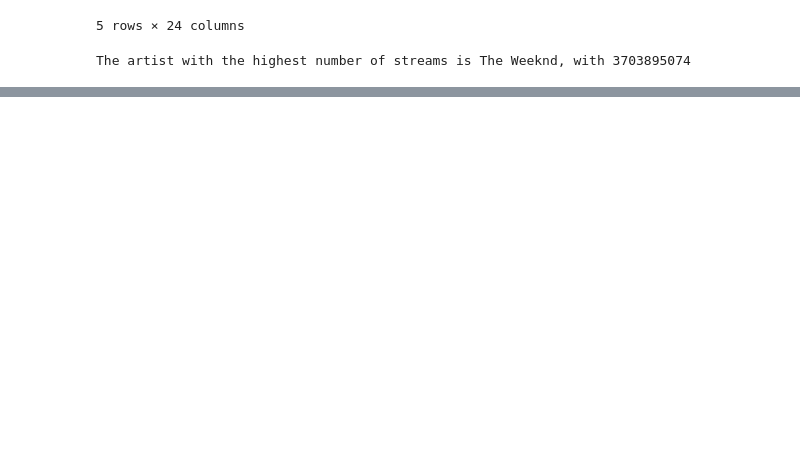
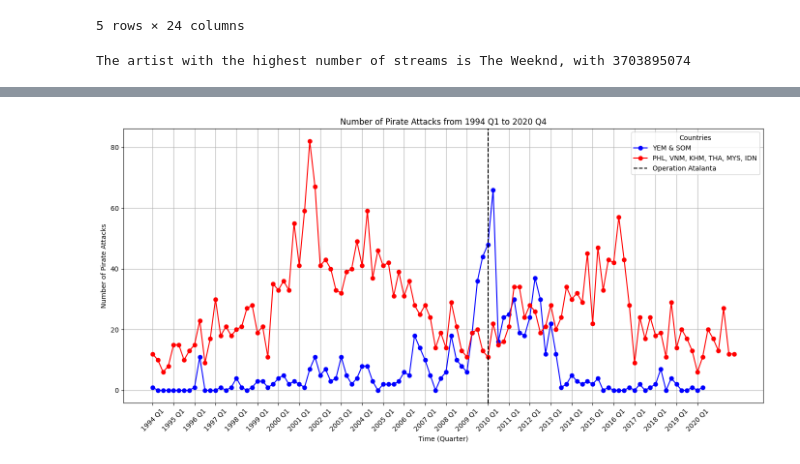
Before and after one commit to yuhengding1206/QM2-2024, a Jupyter notebook: W1_Python_Recap Copy.ipynb, the cells around one changed output, grey strips where cells are left out. Saved outputs shown, nothing was run; the diff lists cells and outputs as text; code cells hidden in the pictures; blank space fills up the shorter version.

```diff
--- a/W1_Python_Recap Copy.ipynb
+++ b/W1_Python_Recap Copy.ipynb
@@ -305,0 +659,64 @@ The artist with the highest number of streams is The Weeknd, with 3703895074
+# %%
+import pandas as pd
+import requests
+from io import StringIO
+import matplotlib.pyplot as plt
+
+# GitHub URL
+url = 'https://github.com/newzealandpaul/Maritime-Pirate-Attacks/raw/main/data/csv/pirate_attacks.csv'
+
+# 使用 requests 获取 CSV 文件内容
+response = requests.get(url)
+data = StringIO(response.text)
+
+# 读取 CSV 文件
+df = pd.read_csv(data)
+
+# 确保 'date' 列为 datetime 类型
+df['date'] = pd.to_datetime(df['date'])
+
+# 过滤出1993 Q1到2020 Q4的数据
+start_date = '1993-01-01'
+end_date = '2020-12-31'
+
+# 过滤出 YEM 和 SOM 的数据
+filtered_data_yem_som = df[df['nearest_country'].isin(['YEM', 'SOM'])]
+filtered_data_yem_som = filtered_data_yem_som[(filtered_data_yem_som['date'] >= start_date) & (filtered_data_yem_som['date'] <= end_date)]
+
+# 按季度重采样并计算每个季度的数据量
+quarterly_counts_yem_som = filtered_data_yem_som.resample('Q', on='date').size()
+
+# 过滤出 PHL, VNM, KHM, THA, MYS, IDN 的数据
+filtered_data_asia = df[df['nearest_country'].isin(['PHL', 'VNM', 'KHM', 'THA', 'MYS','IDN'])]
+filtered_data_asia = filtered_data_asia[(filtered_data_asia['date'] >= start_date) & (filtered_data_asia['date'] <= end_date)]
+
+# 按季度重采样并计算每个季度的数据量
+quarterly_counts_asia = filtered_data_asia.resample('Q', on='date').size()
+
+# 转换索引为季度格式
+quarterly_counts_yem_som.index = quarterly_counts_yem_som.index.to_period('Q').strftime('%Y Q%q')
+quarterly_counts_asia.index = quarterly_counts_asia.index.to_period('Q').strftime('%Y Q%q')
+
+# 绘制折线图
+plt.figure(figsize=(14, 7))
+plt.plot(quarterly_counts_yem_som.index, quarterly_counts_yem_som.values, marker='o', linestyle='-', color='b', label='YEM & SOM')
+plt.plot(quarterly_counts_asia.index, quarterly_counts_asia.values, marker='o', linestyle='-', color='r', label='PHL, VNM, KHM, THA, MYS, IDN')
+
+plt.title('Number of Pirate Attacks from 1994 Q1 to 2020 Q4')
+plt.xlabel('Time (Quarter)')
+plt.ylabel('Number of Pirate Attacks')
+
+# 设置x轴刻度，只保留每年的Q1
+xticks = [f"{year} Q1" for year in range(1994, 2021)]
+xtick_positions = [i for i, q in enumerate(quarterly_counts_yem_som.index) if 'Q1' in q]
+plt.xticks(xtick_positions, xticks, rotation=45)  # 旋转x轴标签以便更好地显示
+
+operation_atlanta_q1 = '2009 Q1'
+plt.axvline(x=quarterly_counts_yem_som.index.get_loc(operation_atlanta_q1), color='black', linestyle='dashed', label='Operation Atalanta')
+
+plt.grid()
+plt.legend(title='Countries')
+plt.tight_layout()  # 调整布局以避免标签重叠
+plt.show()
+# %% [output]
+[figure, added]
```
Also changed, not shown: parts of 9 cells of this notebook.
